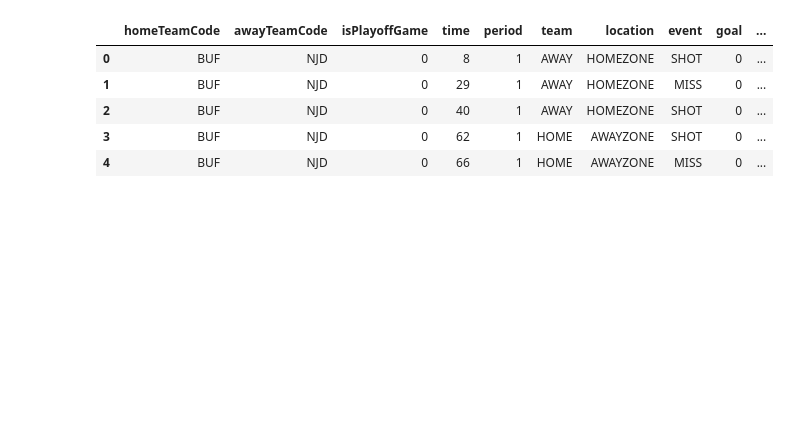
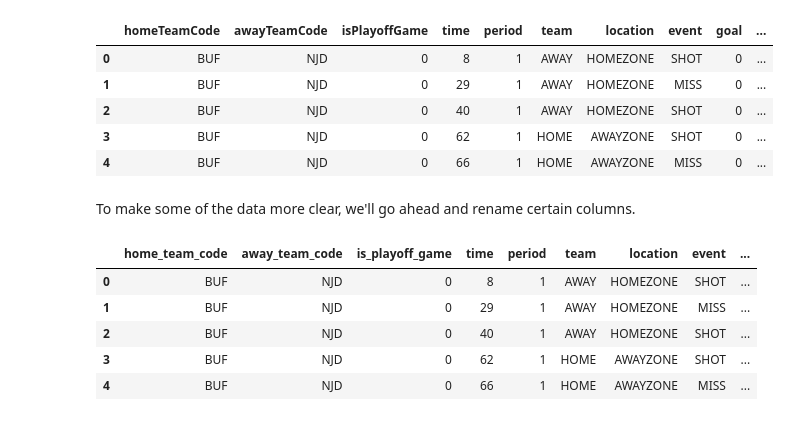
Before and after one commit to LakshayVerma48/nhl-goal-likelihood, a Jupyter notebook: notebooks/01_exploratory_data_analysis.ipynb, the cells around one changed output. Drawn from its saved outputs; the diff is of its cells as text; code cells hidden in the pictures; blank space fills up the shorter version.

Commit message:
Exploratory Data Analysis

```diff
--- a/notebooks/01_exploratory_data_analysis.ipynb
+++ b/notebooks/01_exploratory_data_analysis.ipynb
@@ -38,10 +48,14 @@ memory usage: 123.2+ MB
 # %% [markdown]
 Given the large nature of this dataset (on a feature basis), `df.info()` has truncated the output. We can still see, however, that there are 137 columns, all of type `object`. We will check for missing data in the next cell
 # %%
+shots_df = shots_df.replace('', np.nan)
+
 print('Checking for missing data: ')
 print('=' * 50)
 
-shots_df.isnull().sum().sort_values(ascending=False).head(10)
+null_counts = shots_df.isnull().sum().sort_values(ascending=False)
+null_counts = null_counts[null_counts > 0]
+null_counts
 # %% [output]
 Checking for missing data:
 ==================================================
@@ -102,3 +114,29 @@ shots_df[target_cols].head()
 | 2 | BUF | NJD | 0 | 40 | 1 | AWAY | HOMEZONE | SHOT | 0 | ... |
 | 3 | BUF | NJD | 0 | 62 | 1 | HOME | AWAYZONE | SHOT | 0 | ... |
 | 4 | BUF | NJD | 0 | 66 | 1 | HOME | AWAYZONE | MISS | 0 | ... |
+# %% [markdown]
+<p>To make some of the data more clear, we'll go ahead and rename certain columns.</p>
+# %%
+def camel_to_snake(name):
+    # Insert underscore before capital letters, except if it's the first letter
+    s1 = re.sub('(.)([A-Z][a-z]+)', r'\1_\2', name)
+    # Insert underscore before a sequence of capital letters
+    s2 = re.sub('([a-z0-9])([A-Z])', r'\1_\2', s1)
+    return s2.lower()
+
+selected_features_shots_df.rename({
+    'time': 'time_elapsed_seconds',
+    'team': 'shooting_team_home_away',
+    'teamCode': 'shooting_team'
+}, inplace = True)
+
+selected_features_shots_df.columns = [camel_to_snake(col_name) for col_name in selected_features_shots_df.columns]
+
+selected_features_shots_df.head(n = 5)
+# %% [output]
+|  | home_team_code | away_team_code | is_playoff_game | time | period | team | location | event | ... |
+| 0 | BUF | NJD | 0 | 8 | 1 | AWAY | HOMEZONE | SHOT | ... |
+| 1 | BUF | NJD | 0 | 29 | 1 | AWAY | HOMEZONE | MISS | ... |
+| 2 | BUF | NJD | 0 | 40 | 1 | AWAY | HOMEZONE | SHOT | ... |
+| 3 | BUF | NJD | 0 | 62 | 1 | HOME | AWAYZONE | SHOT | ... |
+| 4 | BUF | NJD | 0 | 66 | 1 | HOME | AWAYZONE | MISS | ... |
```
Also changed, not shown: parts of 16 cells of this notebook.
